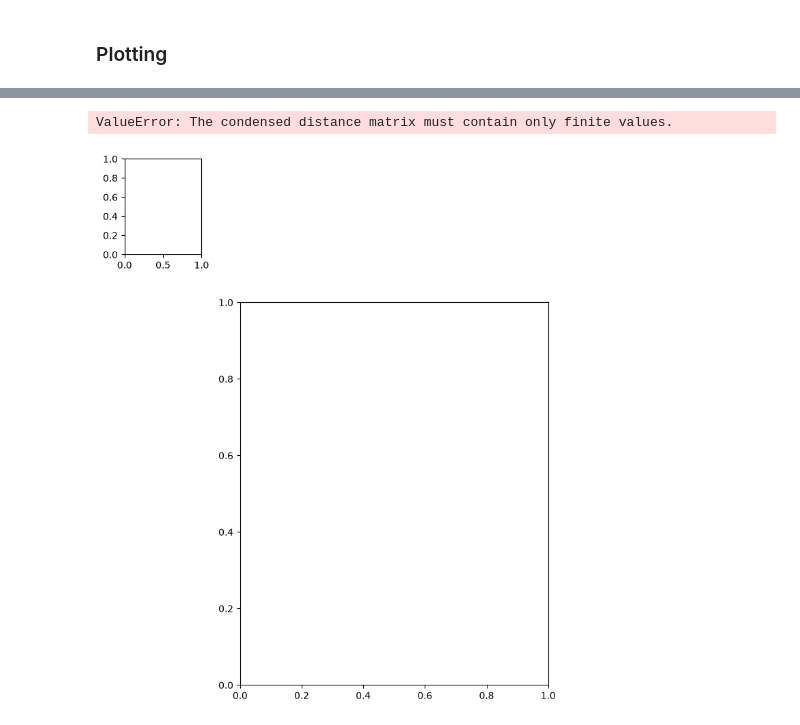
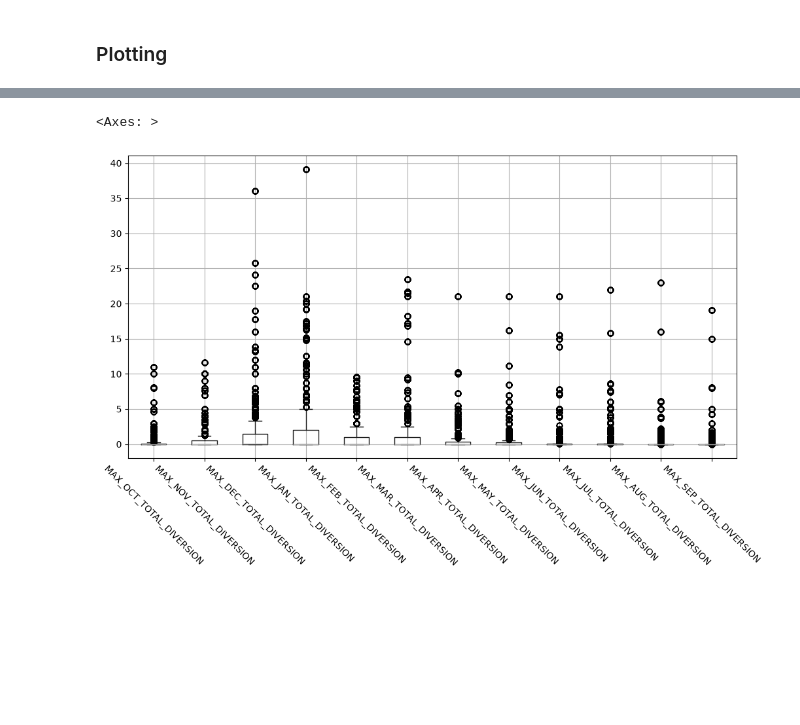
Before and after one commit to kycap/ProrateFaceValues, a Jupyter notebook: Scripts/Demand_Analysis.ipynb, the cells around one changed output, grey strips where cells are left out. Drawn from its saved outputs; the diff is of its cells as text; code cells hidden in the pictures; blank space fills up the shorter version.

```diff
--- a/Scripts/Demand_Analysis.ipynb
+++ b/Scripts/Demand_Analysis.ipynb
@@ -553,17 +490,7 @@ A015425A                      0.000000            0.000000
-# %%
-import seaborn as sns
-import scipy
-
-sns.clustermap(
-    monthly_volumes[month_columns],
-    cmap = "YlGnBu",
-    standard_scale = 1, # normalizes the scale to shapes are comparable
-    figsize = (8, 10),
-    row_cluster = True, # groups similar water rights together
-    col_cluster = False # keeps months in chronological order
-)
-
-plt.show()
-# %% [output]
-ValueError: The condensed distance matrix must contain only finite values.
-[figure, removed]
+# %%
+# creating box-and-whisker plot with pandas functions (matplotlib offers more control)
+
+NAVR[plot_col_names].boxplot(figsize=(12, 6), rot = -45)
+# %% [output]
+<Axes: >
+[figure, added]
```
Also changed, not shown: parts of 10 cells of this notebook.
